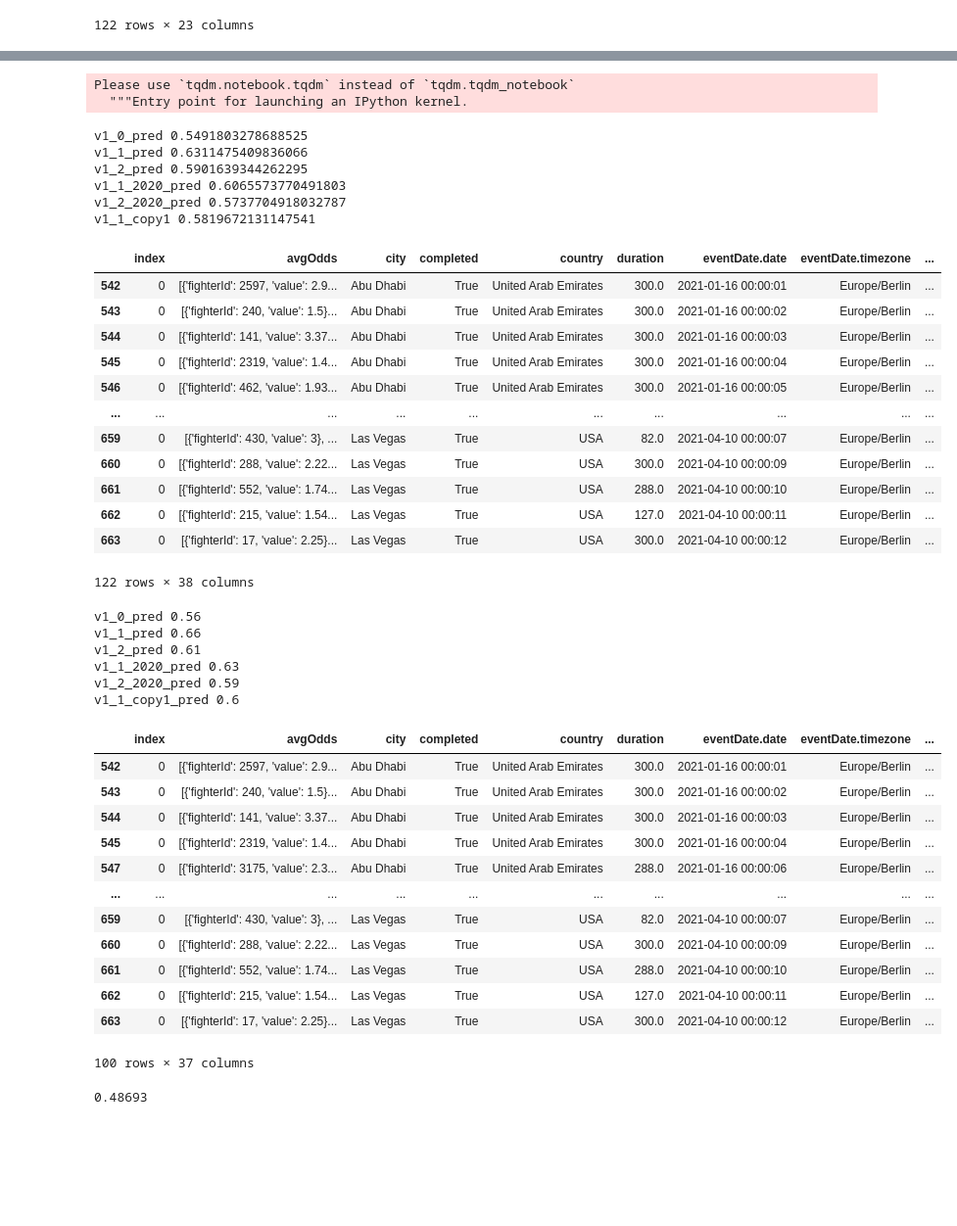
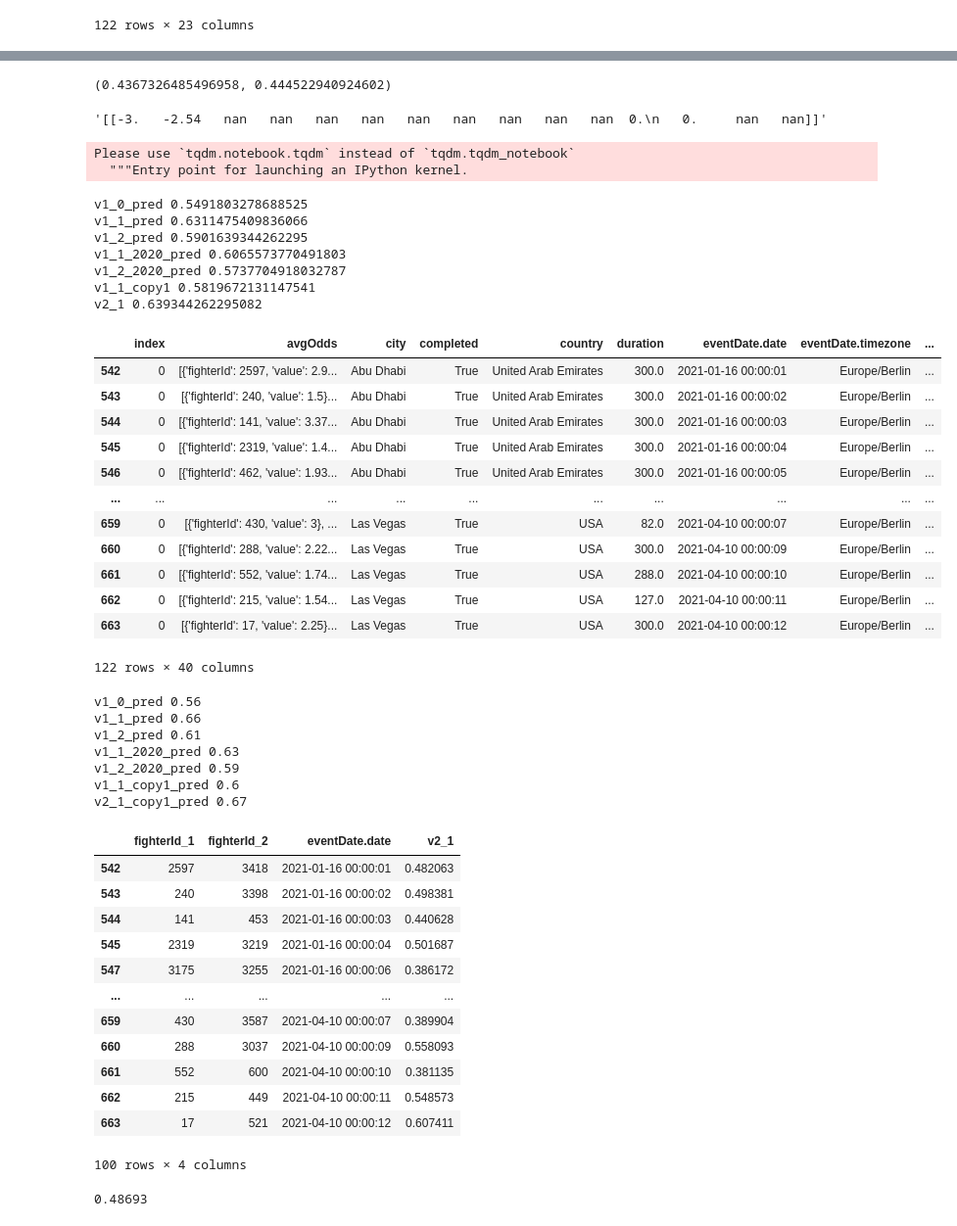
Before and after one commit to NikolayTV/UFC_3.0, a Jupyter notebook: Notebooks/api call.ipynb, the cells around one changed output, grey strips where cells are left out. Shown at 98% size. Cells and saved outputs as stored; diff of their text form; code cells hidden in the pictures; blank space fills up the shorter version.

Commit message:
v2 model created and prod released

```diff
--- a/Notebooks/api call.ipynb
+++ b/Notebooks/api call.ipynb
@@ -13,7 +13,7 @@ sys.path.append(os.path.join(sys.path[0], '../'))
 from core.train_utils import calculate_roi, get_winner_favorite
 from core.events_utils import parse_odds
 # %%
-df = pd.read_csv('./Catboost_v1_2/data_models/events_joined_total_08.04.2021.csv', index_col=0)
+df = pd.read_csv('./v2_1/data_models/events_joined_total_11.05.2021.csv', index_col=0)
 cat_cols = ['city', 'country', 'is_fight_night', 'weightCategory.id',
               'f1_country', 'f2_country', 'f1_city', 'f2_city']
 
@@ -73,3 +127,11 @@ events_df
+# %%
+response['catboost_v2_1'][0], response['catboost_v2_1'][1]
+# %% [output]
+(0.4367326485496958, 0.444522940924602)
+# %%
+response['catboost_v2_1'][2]
+# %% [output]
+'[[-3.   -2.54   nan   nan   nan   nan   nan   nan   nan   nan   nan  0.\n   0.     nan   nan]]'
 # %%
 for ind in tqdm(events_df.index[:]):
     f1_id, f2_id, f1_odd, f2_odd, weightCategory_id, city, country, eventDate, eventName, eventTimezone = \
@@ -112,6 +175,7 @@ events_df['v1_2_pred'] = events_df['v1_2'] > 0.5
 events_df['v1_1_2020_pred'] = events_df['v1_1_2020'] > 0.5
 events_df['v1_2_2020_pred'] = events_df['v1_2_2020'] > 0.5
 events_df['v1_1_copy1_pred'] = events_df['v1_1_copy1'] > 0.5
+events_df['v2_1_pred'] = events_df['v2_1'] > 0.5
 
 
 print('v1_0_pred', (events_df['v1_0_pred'] == events_df['winner']).mean())
@@ -120,6 +184,7 @@ print('v1_2_pred', (events_df['v1_2_pred'] == events_df['winner']).mean())
 print('v1_1_2020_pred', (events_df['v1_1_2020_pred'] == events_df['winner']).mean())
 print('v1_2_2020_pred', (events_df['v1_2_2020_pred'] == events_df['winner']).mean())
 print('v1_1_copy1', (events_df['v1_1_copy1_pred'] == events_df['winner']).mean())
+print('v2_1', (events_df['v2_1_pred'] == events_df['winner']).mean())
 # %% [output]
 v1_0_pred 0.5491803278688525
 v1_1_pred 0.6311475409836066
@@ -127,6 +192,7 @@ v1_2_pred 0.5901639344262295
 v1_1_2020_pred 0.6065573770491803
 v1_2_2020_pred 0.5737704918032787
 v1_1_copy1 0.5819672131147541
+v2_1 0.639344262295082
 # %%
 events_df['f1_count_of_fights'] = df['f1_count_of_fights'].values
 events_df['f2_count_of_fights'] = df['f2_count_of_fights'].values
@@ -144,7 +210,7 @@ events_df
 | 661 | 0 | [{'fighterId': 552, 'value': 1.74... | Las Vegas | True | USA | 288.0 | 2021-04-10 00:00:10 | Europe/Berlin | ... |
 | 662 | 0 | [{'fighterId': 215, 'value': 1.54... | Las Vegas | True | USA | 127.0 | 2021-04-10 00:00:11 | Europe/Berlin | ... |
 | 663 | 0 | [{'fighterId': 17, 'value': 2.25}... | Las Vegas | True | USA | 300.0 | 2021-04-10 00:00:12 | Europe/Berlin | ... |
-122 rows × 38 columns
+122 rows × 40 columns
 # %%
 q = events_df[(events_df['f1_count_of_fights'] >= 1) & (events_df['f2_count_of_fights'] >= 1)]
 
@@ -154,6 +220,7 @@ print('v1_2_pred', (q['v1_2_pred'] == q['winner']).mean())
 print('v1_1_2020_pred', (q['v1_1_2020_pred'] == q['winner']).mean())
 print('v1_2_2020_pred', (q['v1_2_2020_pred'] == q['winner']).mean())
 print('v1_1_copy1_pred', (q['v1_1_copy1_pred'] == q['winner']).mean())
+print('v2_1_copy1_pred', (q['v2_1_pred'] == q['winner']).mean())
 # %% [output]
 v1_0_pred 0.56
 v1_1_pred 0.66
@@ -161,20 +228,21 @@ v1_2_pred 0.61
 v1_1_2020_pred 0.63
 v1_2_2020_pred 0.59
 v1_1_copy1_pred 0.6
+v2_1_copy1_pred 0.67
 # %%
-q
+q[['fighterId_1', 'fighterId_2', 'eventDate.date', 'v2_1']]
 # %% [output]
-|  | index | avgOdds | city | completed | country | duration | eventDate.date | eventDate.timezone | ... |
-| 542 | 0 | [{'fighterId': 2597, 'value': 2.9... | Abu Dhabi | True | United Arab Emirates | 300.0 | 2021-01-16 00:00:01 | Europe/Berlin | ... |
-| 543 | 0 | [{'fighterId': 240, 'value': 1.5}... | Abu Dhabi | True | United Arab Emirates | 300.0 | 2021-01-16 00:00:02 | Europe/Berlin | ... |
-| 544 | 0 | [{'fighterId': 141, 'value': 3.37... | Abu Dhabi | True | United Arab Emirates | 300.0 | 2021-01-16 00:00:03 | Europe/Berlin | ... |
-| 545 | 0 | [{'fighterId': 2319, 'value': 1.4... | Abu Dhabi | True | United Arab Emirates | 300.0 | 2021-01-16 00:00:04 | Europe/Berlin | ... |
-| 547 | 0 | [{'fighterId': 3175, 'value': 2.3... | Abu Dhabi | True | United Arab Emirates | 288.0 | 2021-01-16 00:00:06 | Europe/Berlin | ... |
-| ... | ... | ... | ... | ... | ... | ... | ... | ... | ... |
-| 659 | 0 | [{'fighterId': 430, 'value': 3}, ... | Las Vegas | True | USA | 82.0 | 2021-04-10 00:00:07 | Europe/Berlin | ... |
-| 660 | 0 | [{'fighterId': 288, 'value': 2.22... | Las Vegas | True | USA | 300.0 | 2021-04-10 00:00:09 | Europe/Berlin | ... |
-| 661 | 0 | [{'fighterId': 552, 'value': 1.74... | Las Vegas | True | USA | 288.0 | 2021-04-10 00:00:10 | Europe/Berlin | ... |
-| 662 | 0 | [{'fighterId': 215, 'value': 1.54... | Las Vegas | True | USA | 127.0 | 2021-04-10 00:00:11 | Europe/Berlin | ... |
-| 663 | 0 | [{'fighterId': 17, 'value': 2.25}... | Las Vegas | True | USA | 300.0 | 2021-04-10 00:00:12 | Europe/Berlin | ... |
+|  | fighterId_1 | fighterId_2 | eventDate.date | v2_1 |
+| 542 | 2597 | 3418 | 2021-01-16 00:00:01 | 0.482063 |
+| 543 | 240 | 3398 | 2021-01-16 00:00:02 | 0.498381 |
+| 544 | 141 | 453 | 2021-01-16 00:00:03 | 0.440628 |
+| 545 | 2319 | 3219 | 2021-01-16 00:00:04 | 0.501687 |
+| 547 | 3175 | 3255 | 2021-01-16 00:00:06 | 0.386172 |
+| ... | ... | ... | ... | ... |
+| 659 | 430 | 3587 | 2021-04-10 00:00:07 | 0.389904 |
+| 660 | 288 | 3037 | 2021-04-10 00:00:09 | 0.558093 |
+| 661 | 552 | 600 | 2021-04-10 00:00:10 | 0.381135 |
+| 662 | 215 | 449 | 2021-04-10 00:00:11 | 0.548573 |
+| 663 | 17 | 521 | 2021-04-10 00:00:12 | 0.607411 |
-100 rows × 37 columns
+100 rows × 4 columns
 # %%
```
Also changed, not shown: parts of 5 cells of this notebook, 41 other files.
